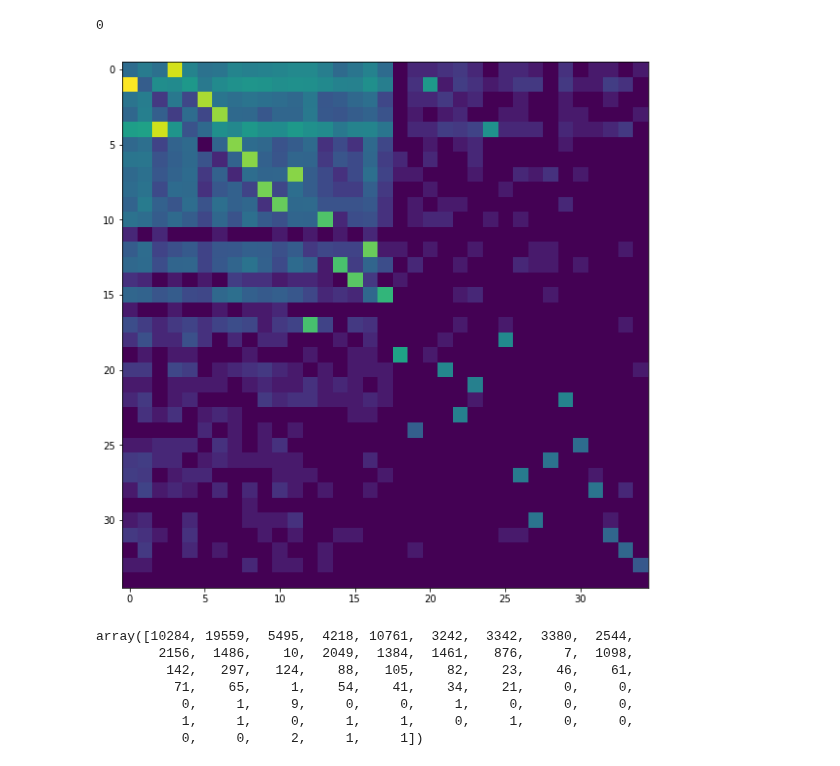
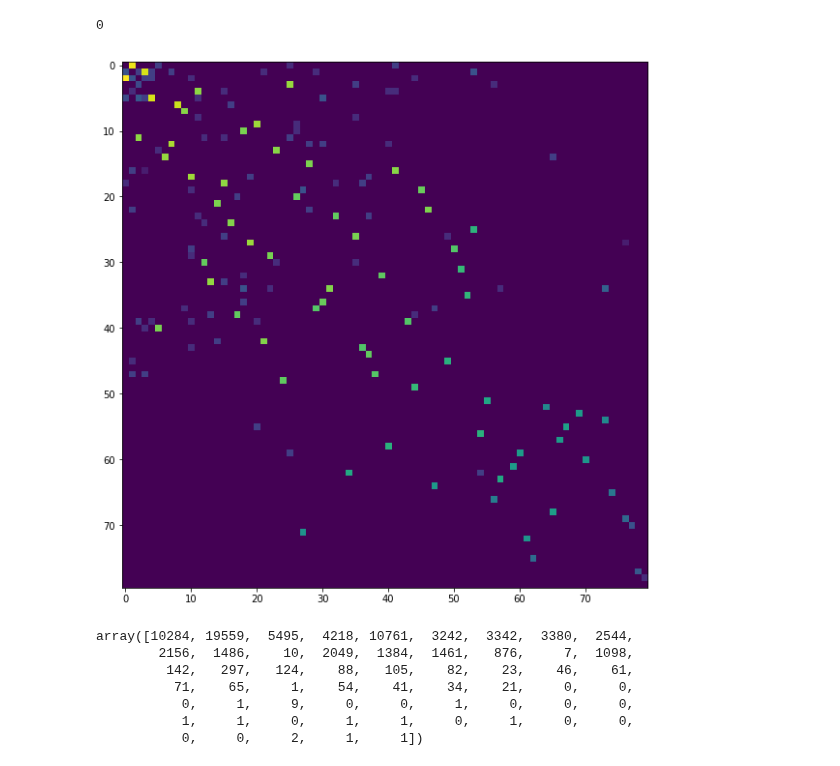
Before and after one commit to rykachevskiy/CRISPR, a Jupyter notebook: Hierarcical/hierarcical-pipeline.ipynb, the cells around one changed output. Cells and saved outputs as stored; diff of their text form; code cells hidden in the pictures.

```diff
--- a/Hierarcical/hierarcical-pipeline.ipynb
+++ b/Hierarcical/hierarcical-pipeline.ipynb
@@ -56,8 +56,8 @@ def process_pair(pair, cl_to_num, t = 6):
 # %%
 LEN = 22
 # %%
-pairs_path = "../../data/ES/ES3_R1_pairs.txt"
-lines_path = "../../data/ES/ES3_R1_spacers.txt"
+# pairs_path = "../../data/ES/ES3_R1_pairs.txt"
+# lines_path = "../../data/ES/ES3_R1_spacers.txt"
 
 # pairs_path = "../data/ES/ES4_R1_pairs.txt"
 # lines_path = "../data/ES/ES4_R1_spacers.txt"
@@ -68,8 +68,8 @@ lines_path = "../../data/ES/ES3_R1_spacers.txt"
 #pairs_path = "../data/SlO_15/SlO1_R1_pairs_15.txt"
 #lines_path = "../data/SlO_15/SlO1_R1_spacers_15.txt"
 
-#pairs_path = "../data/Sasha/Sasha1_pairs.txt"
-#lines_path = "../data/Sasha/Sasha1.fasta"
+pairs_path = "../../data/Sasha/Sasha1_pairs.txt"
+lines_path = "../../data/Sasha/Sasha1.fasta"
 
 #pairs_path = "../data/Thermus/III/Vesuvius (1)_III_pairs.txt"
 #lines_path = "../data/Thermus/III/Vesuvius (1).III.txt"
@@ -149,10 +149,10 @@ err
 0
 # %%
 plt.figure(figsize=(10,10))
-plt.imshow(np.log(graph+1)[:35,:35])
+plt.imshow(np.log(graph+1))
 plt.show()
 # %% [output]
-[figure, old version]
+[figure, new version]
 # %%
 graph.sum(1).astype(int)
 # %% [output]
```
Also changed, not shown: parts of 6 cells of this notebook, 7 other files.
